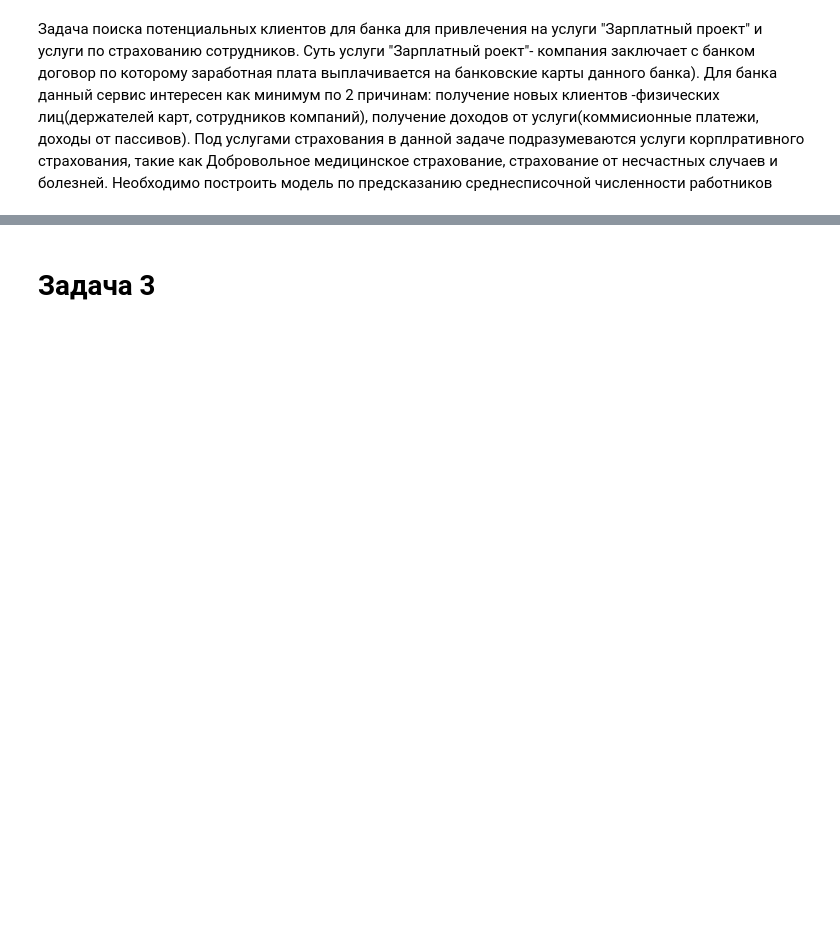
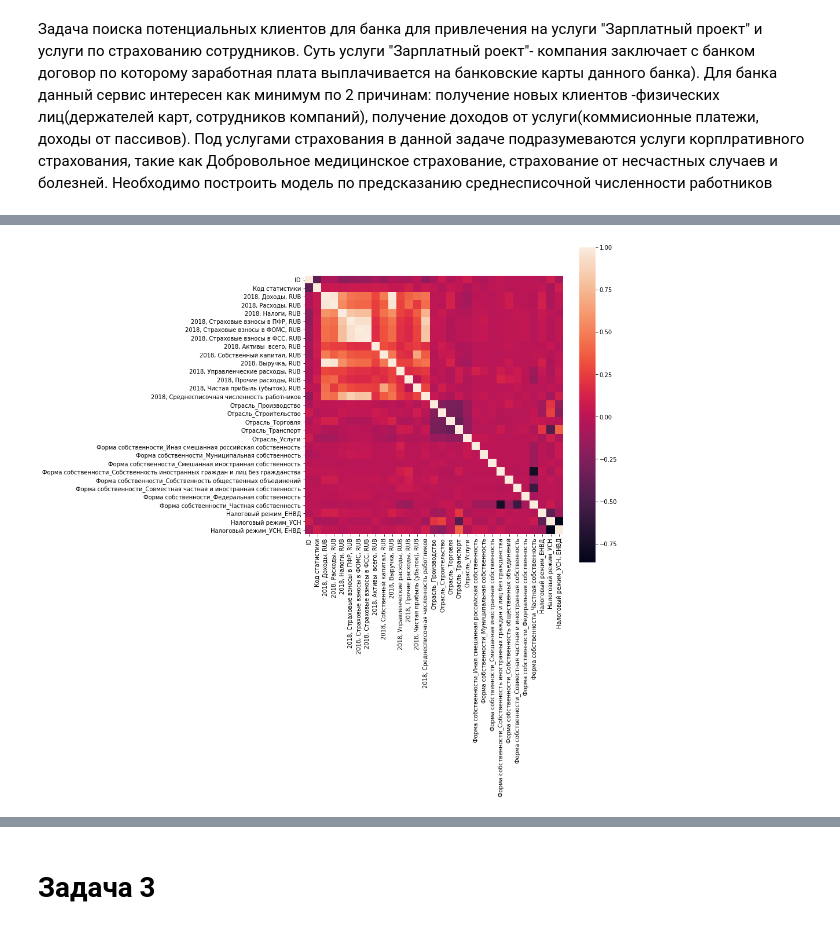
Before and after one commit to Dementev-Ilia/CustomerSearch, a Jupyter notebook: CustomerSearch.ipynb, the cells around one changed output, grey strips where cells are left out. Drawn from its saved outputs; the diff is of its cells as text; code cells hidden in the pictures; blank space fills up the shorter version.

```diff
--- a/CustomerSearch.ipynb
+++ b/CustomerSearch.ipynb
@@ -1079,0 +1130,7 @@ zp.head()
+# %%
+#построим матрицу корреляции
+plt.subplots(figsize=(10,10))
+sns.heatmap(zp.corr(), square=True)
+plt.show()
+# %% [output]
+[figure, added]
```
Also changed, not shown: parts of 24 cells of this notebook.
